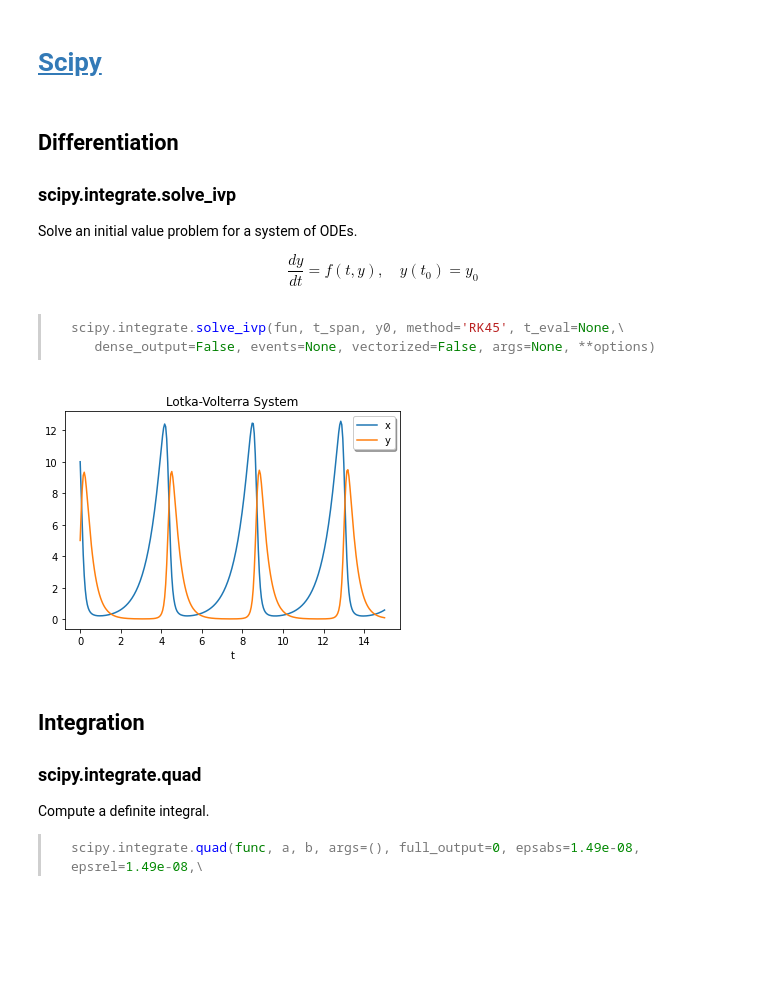
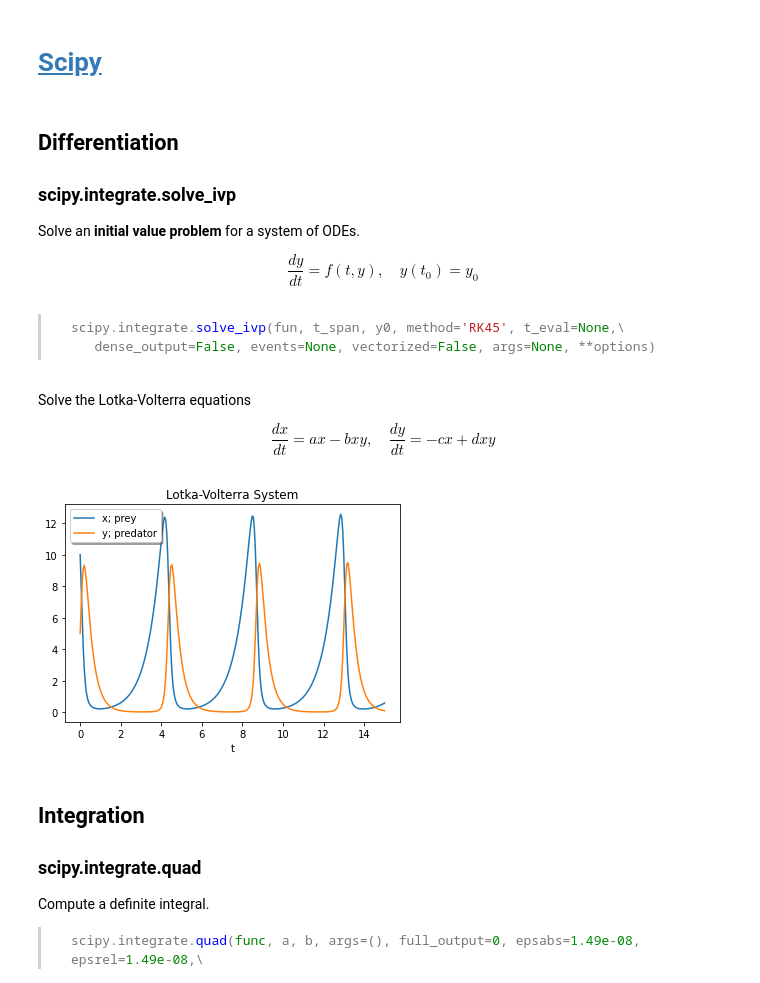
Before and after one commit to kkensuke/myjb, a Jupyter notebook: python/scipy.ipynb, the cells around one changed output. Saved outputs shown, nothing was run; the diff lists cells and outputs as text; code cells hidden in the pictures; blank space fills up the shorter version.

````diff
--- a/python/scipy.ipynb
+++ b/python/scipy.ipynb
@@ -7,7 +7,7 @@ from scipy import integrate, diff, optimize
 # %% [markdown]
 ## Differentiation
 ### scipy.integrate.solve_ivp
-Solve an initial value problem for a system of ODEs.
+Solve an **initial value problem** for a system of ODEs.
 
 $$ \frac{dy}{dt} = f(t, y), \quad y(t_0) = y_0 $$
 # %% [markdown]
@@ -15,25 +15,29 @@ $$ \frac{dy}{dt} = f(t, y), \quad y(t_0) = y_0 $$
 >scipy.integrate.solve_ivp(fun, t_span, y0, method='RK45', t_eval=None,\
 >    dense_output=False, events=None, vectorized=False, args=None, **options)
 >```
+# %% [markdown]
+Solve the Lotka-Volterra equations
+
+$$ \frac{dx}{dt} = ax - bxy ,\quad \frac{dy}{dt} = -cx + dxy  $$
 # %%
 from scipy.integrate import solve_ivp
 
 def lotkavolterra(t, z, a, b, c, d):
     x, y = z
     return [a*x - b*x*y, -c*y + d*x*y]
 
 sol = solve_ivp(lotkavolterra, [0, 15], [10, 5], args=(1.5, 1,   3, 1),dense_output=True)
 
 t = np.linspace(0, 15, 300)
 z = sol.sol(t)
 
 plt.plot(t, z.T)
 plt.xlabel('t')
-plt.legend(['x', 'y'], shadow=True)
+plt.legend(['x; prey', 'y; predator'], shadow=True)
 plt.title('Lotka-Volterra System')
 plt.show()
 # %% [output]
-[figure, old version]
+[figure, new version]
 # %% [markdown]
 ## Integration
 ### scipy.integrate.quad
````
Also changed, not shown: 11 other files.
